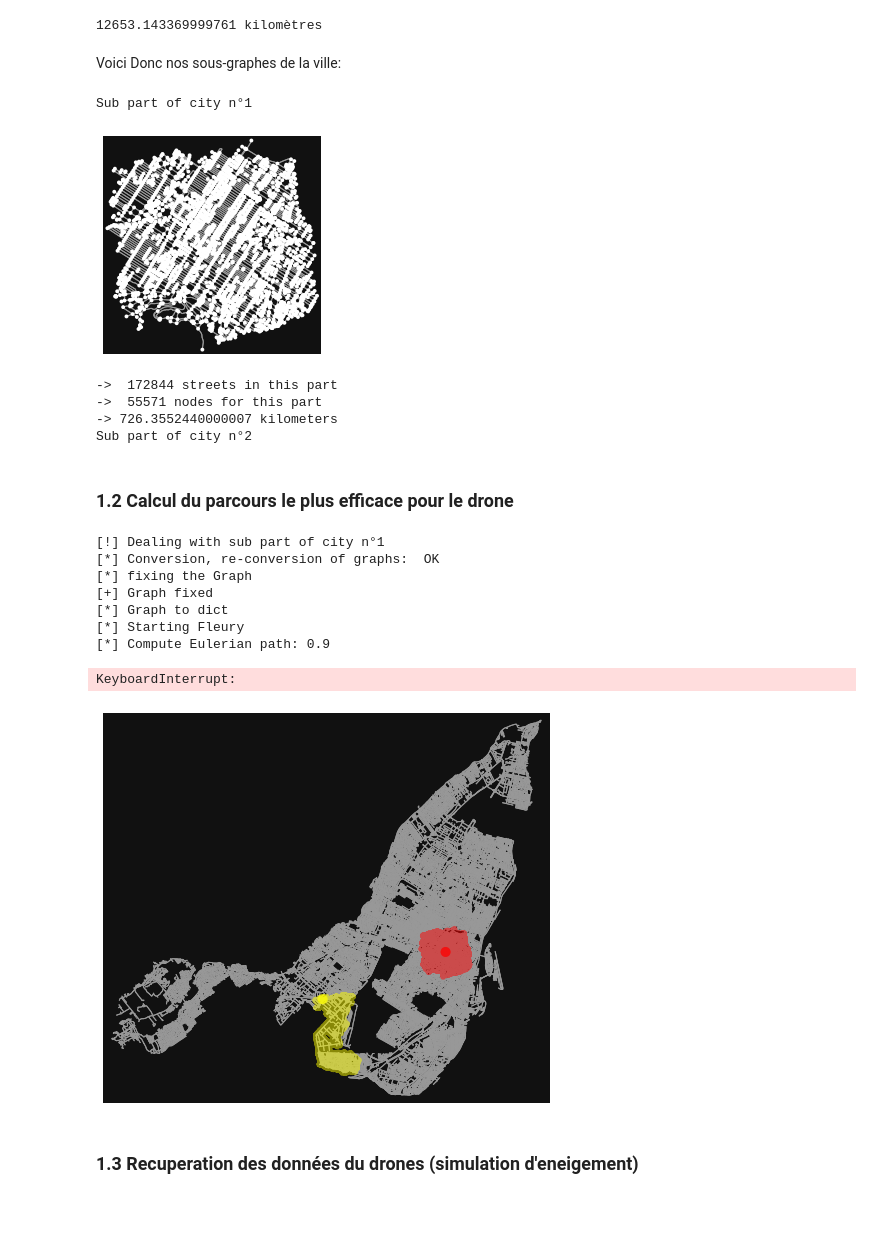
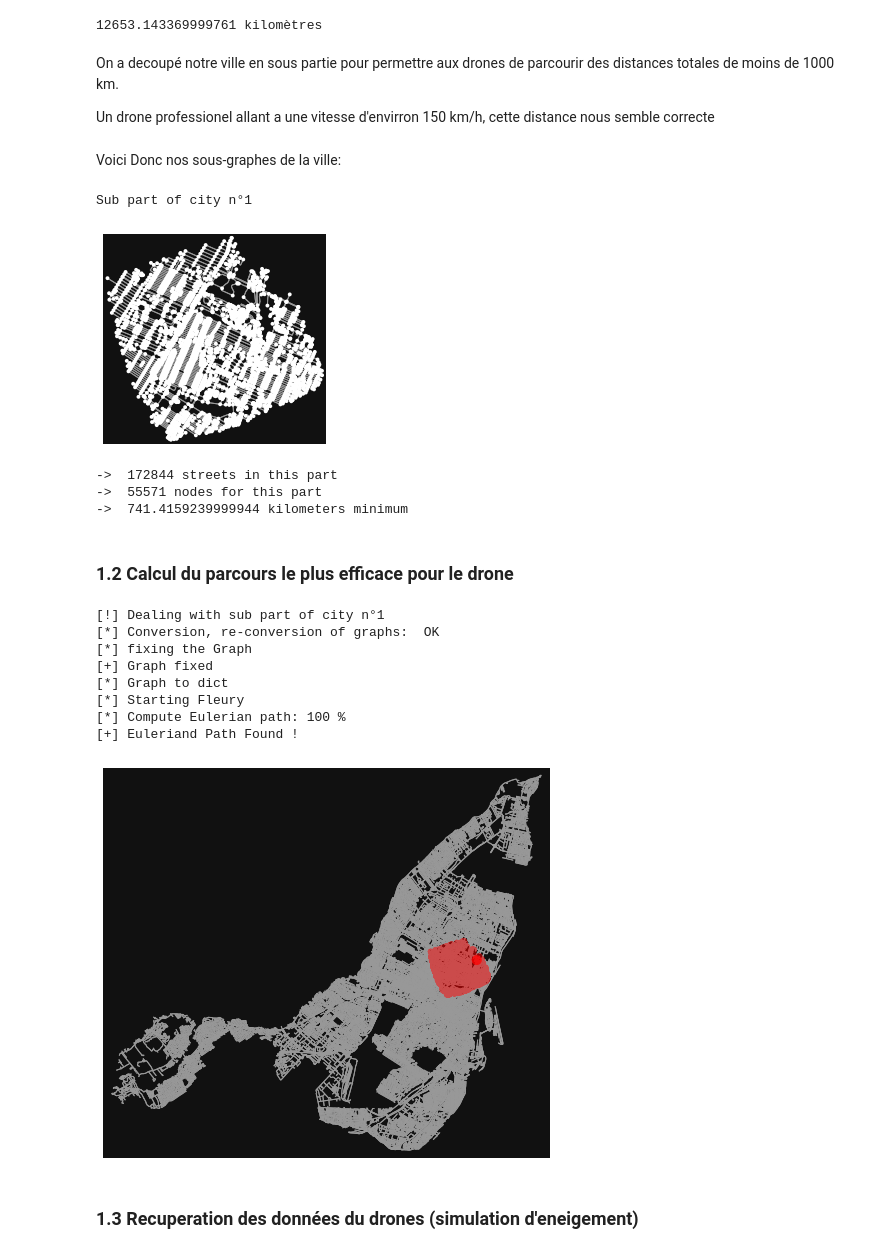
Before and after one commit to CACTUS-APPERO/APERRO, a Jupyter notebook: project_appero_final.ipynb, the cells around one changed output. Saved outputs shown, nothing was run; the diff lists cells and outputs as text; code cells hidden in the pictures; blank space fills up the shorter version.

Commit message:
Pour Paul

```diff
--- a/project_appero_final.ipynb
+++ b/project_appero_final.ipynb
@@ -35,3 +25,20 @@ GRAPHS_LIST = [G2, G3]
+# %%
+#... blablabla spliter le graph en sous graphs bah c'est nice
+#G1
+#G2
+#G...
+#G2 = ox.truncate.truncate_graph_dist(G,list(G.nodes)[0],max_dist=2500) #H
+#G3 = ox.truncate.truncate_graph_dist(G,list(G.nodes)[-1],max_dist=7000) #C
+#G4 = ox.truncate.truncate_graph_dist(G,list(G.nodes)[10000],max_dist=5000) #L
+#G5 = ox.truncate.truncate_graph_dist(G,list(G.nodes)[20000],max_dist=2800) #F
+#G6 = ox.truncate.truncate_graph_dist(G,32675009,max_dist=4800) #D
+#G7 = ox.truncate.truncate_graph_dist(G,213784080,max_dist=2800) #G
+G6 = ox.truncate.truncate_graph_dist(G,246285242,max_dist=2800)
+# ---- les trucs bof mais qui passent
+#G6 = ox.truncate.truncate_graph_dist(G,list(G.nodes)[30000],max_dist=3500) # I + ou -
+# %%
+
+GRAPHS_LIST = [G6]
 # %% [markdown]
 ### 1.1: Importation des plans de la ville ###
 # %%
@@ -56,6 +57,10 @@ Total_Lenght = ox.stats.edge_length_total(G)
 print(Total_Lenght/1000, "kilomètres")
 # %% [output]
 12653.143369999761 kilomètres
+# %% [markdown]
+On a decoupé notre ville en sous partie pour permettre aux drones de parcourir des distances totales de moins de 1000 km.
+
+Un drone professionel allant a une vitesse d'envirron 150 km/h, cette distance nous semble correcte
 # %% [markdown]
 Voici Donc nos sous-graphes de la ville:
 # %%
@@ -65,14 +70,13 @@ for i, GG in enumerate(GRAPHS_LIST):
     print("-> ", len(G.edges), "streets in this part")
     print("-> ", len(G.nodes), "nodes for this part")
     lenght = ox.stats.edge_length_total(GG)
-    print("->" , lenght/1000, "kilometers")
+    print("-> " , lenght/1000, "kilometers minimum")
 # %% [output]
 Sub part of city n°1
-[figure, old version]
+[figure, new version]
 ->  172844 streets in this part
 ->  55571 nodes for this part
--> 726.3552440000007 kilometers
-Sub part of city n°2
+->  741.4159239999944 kilometers minimum
 # %%
 ### Construction d'une liste de noeud qui a notre format
 def to_graph_city(GG):
@@ -156,9 +160,11 @@ out = importlib.reload(eulerian)
 # %%
+### - - - Calcul des chemins Euleriens, temps estimé pour X sous-graphes = -20 min
+
 PREDEF_COLORS = ["red", "yellow", "green", "cyan", "purple", "blue","pink", "brown", "magenta", "white", "orange"] #TODO: ADD MORE
 
 ROUTES = []
 COLORS = []
-for i, GG in enumerate(GRAPHS_LIST[1:]):
+for i, GG in enumerate(GRAPHS_LIST):
     print("\n[!] Dealing with sub part of city n°%d" % (i + 1))
     COLORS.append(PREDEF_COLORS[i])
 
@@ -177,10 +183,10 @@ for i, GG in enumerate(GRAPHS_LIST[1:]):
 [+] Graph fixed
 [*] Graph to dict
 [*] Starting Fleury
-[*] Compute Eulerian path: 0.9
+[*] Compute Eulerian path: 100 %
+[+] Euleriand Path Found !
-KeyboardInterrupt:
 # %%
-
-fig, ax = ox.plot_graph_routes(G, ROUTES, route_colors=COLORS, route_linewidth=6, node_size=0)
+#fig, ax = ox.plot_graph_routes(G, BACKUP_ROUTES, route_colors=PREDEF_COLORS[0:4], route_linewidth=6, node_size=0)
+fig, ax = ox.plot_graph_route(G, ROUTES[0], route_linewidth=6, node_size=0)
 # %% [output]
-[figure, old version]
+[figure, new version]
```
Also changed, not shown: parts of 6 cells of this notebook.
